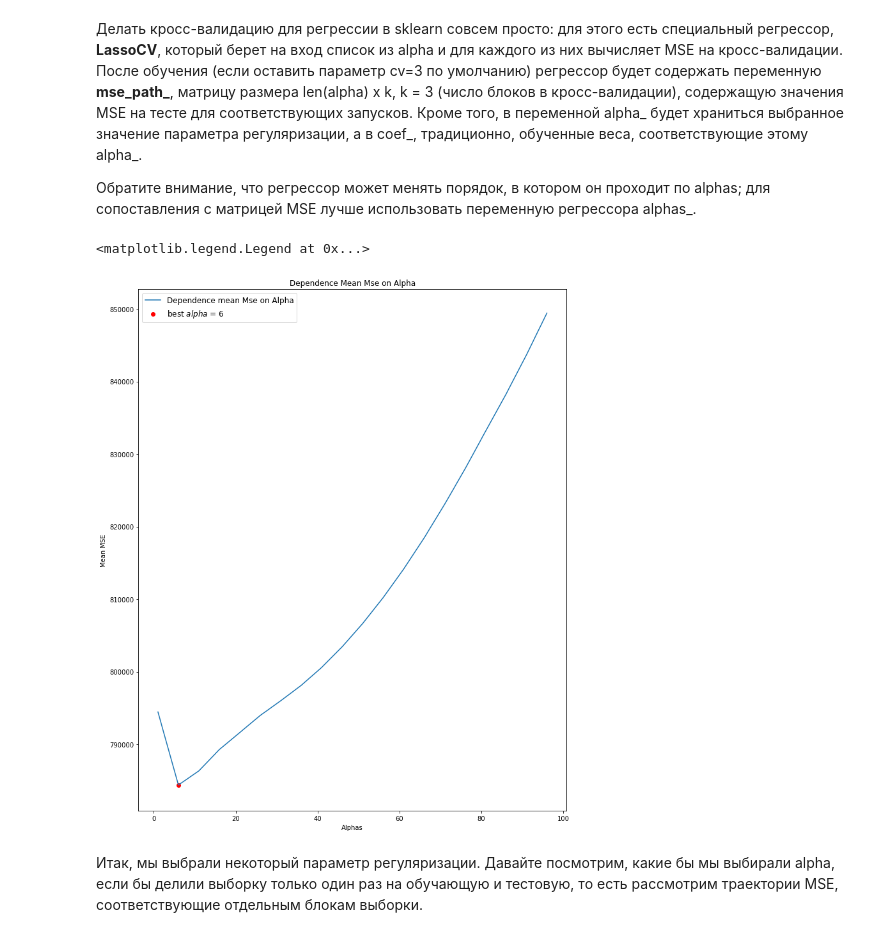
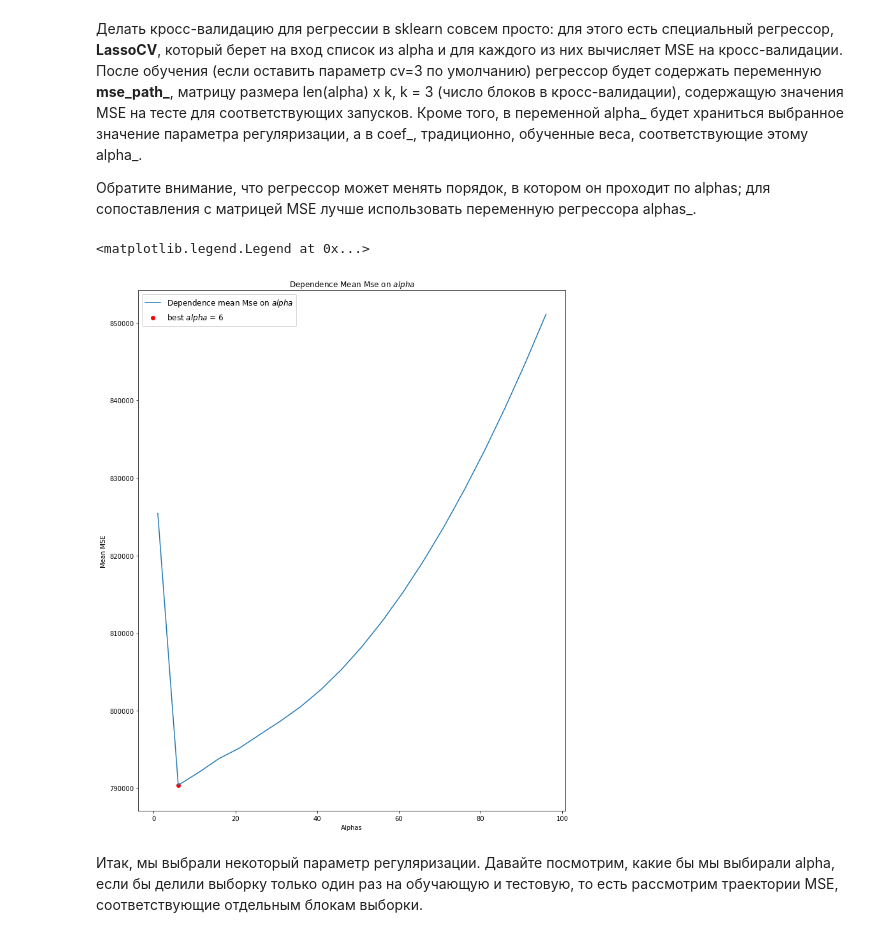
Before and after one commit to locacazador/pythonML, a Jupyter notebook: scikitLearn/OverfittingTask.ipynb, the cells around one changed output. Cells and saved outputs as stored; diff of their text form; code cells hidden in the pictures.

```diff
--- a/scikitLearn/OverfittingTask.ipynb
+++ b/scikitLearn/OverfittingTask.ipynb
@@ -298,23 +298,23 @@ from sklearn.linear_model import LassoCV
 # %%
 # Код 3.2 (1 балл)
 # Обучите регрессор LassoCV на всех параметрах регуляризации из alpha
 # Постройте график _усредненного_ по строкам MSE в зависимости от alpha.
 # Выведите выбранное alpha, а также пары "признак-коэффициент" для обученного вектора коэффициентов
 alphas = np.arange(1, 100, 5)
-l2_regressor = LassoCV(alphas=alphas)
+l2_regressor = LassoCV(alphas=alphas, cv= 3)
 l2_regressor.fit(X,y)
 data_to_draw = list()
 mean_values_mse = l2_regressor.mse_path_.mean(axis = 1)
 plt.figure(figsize=(12,15))
-ax = plt.plot(l2_regressor.alphas_, mean_values_mse, label = 'Dependence mean Mse on Alpha')
+ax = plt.plot(l2_regressor.alphas_, mean_values_mse, label = 'Dependence mean Mse on $alpha$')
 plt.xlabel('Alphas')
 plt.ylabel('Mean MSE')
-plt.title('Dependence Mean Mse on Alpha')
+plt.title('Dependence Mean Mse on $alpha$')
 alpha_best = l2_regressor.alpha_
 ax2 = plt.scatter(alpha_best, mean_values_mse.min(), c = 'r', label = 'best $alpha$ = {}'.format(alpha_best))
 plt.legend(fontsize = 'large', loc = 'best')
 # %% [output]
 <matplotlib.legend.Legend at 0x...>
-[figure, old version]
+[figure, new version]
 # %% [markdown]
 Итак, мы выбрали некоторый параметр регуляризации. Давайте посмотрим, какие бы мы выбирали alpha, если бы делили выборку только один раз на обучающую и тестовую, то есть рассмотрим траектории MSE, соответствующие отдельным блокам выборки.
```
Also changed, not shown: parts of 5 cells of this notebook, 1 other file.
